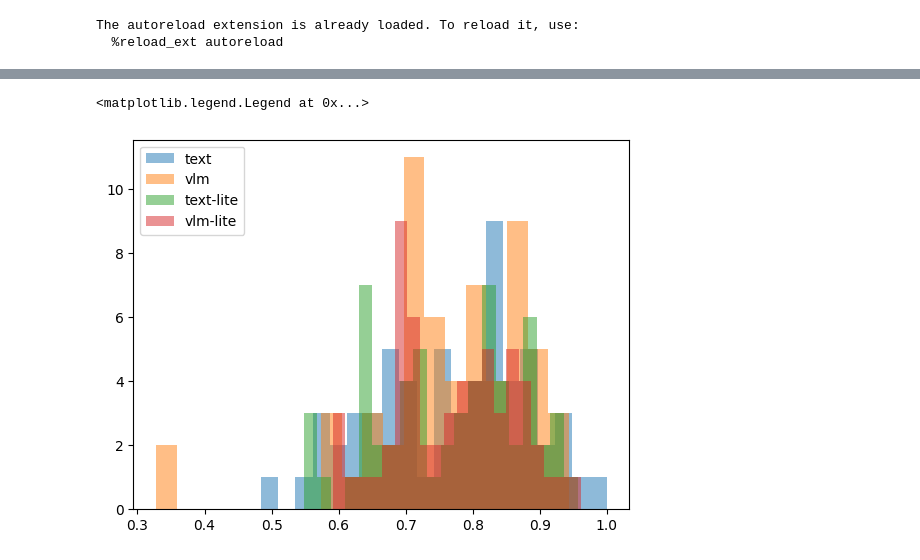
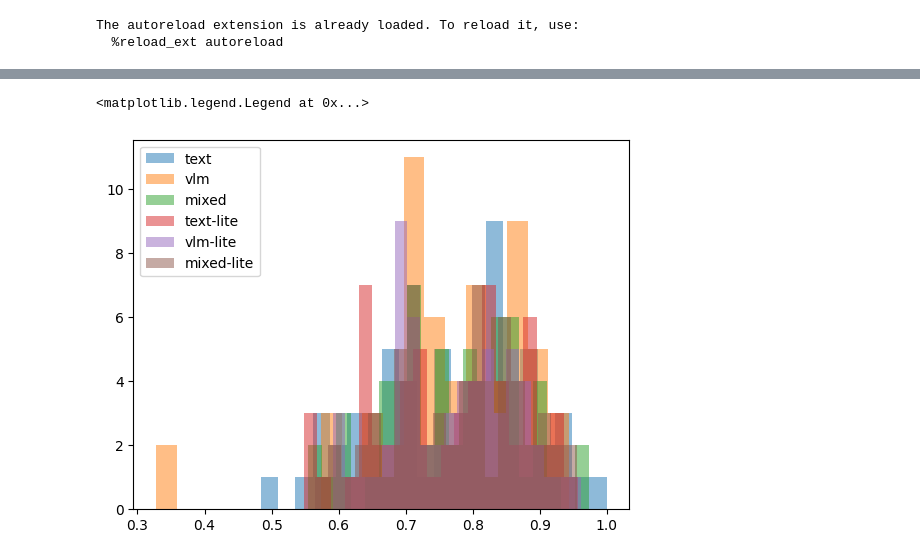
Before and after one commit to mikelgda/multimodal-rag, a Jupyter notebook: langchain.ipynb, the cells around one changed output, grey strips where cells are left out. Saved outputs shown, nothing was run; the diff lists cells and outputs as text; code cells hidden in the pictures.

```diff
--- a/langchain.ipynb
+++ b/langchain.ipynb
@@ -604,11 +622,13 @@ for name, path in zip(names, paths):
 # %%
 import matplotlib.pyplot as plt
 
 plt.hist(scores["text"], bins=20, alpha=0.5, label="text")
 plt.hist(scores["vlm"], bins=20, alpha=0.5, label="vlm")
+plt.hist(scores["mixed"], bins=20, alpha=0.5, label="mixed")
 plt.hist(scores["text-lite"], bins=20, alpha=0.5, label="text-lite")
 plt.hist(scores["vlm-lite"], bins=20, alpha=0.5, label="vlm-lite")
+plt.hist(scores["mixed-lite"], bins=20, alpha=0.5, label="mixed-lite")
 plt.legend()
 # %% [output]
 <matplotlib.legend.Legend at 0x...>
-[figure, old version]
+[figure, new version]
```
Also changed, not shown: parts of 8 cells of this notebook, 5 other files.
